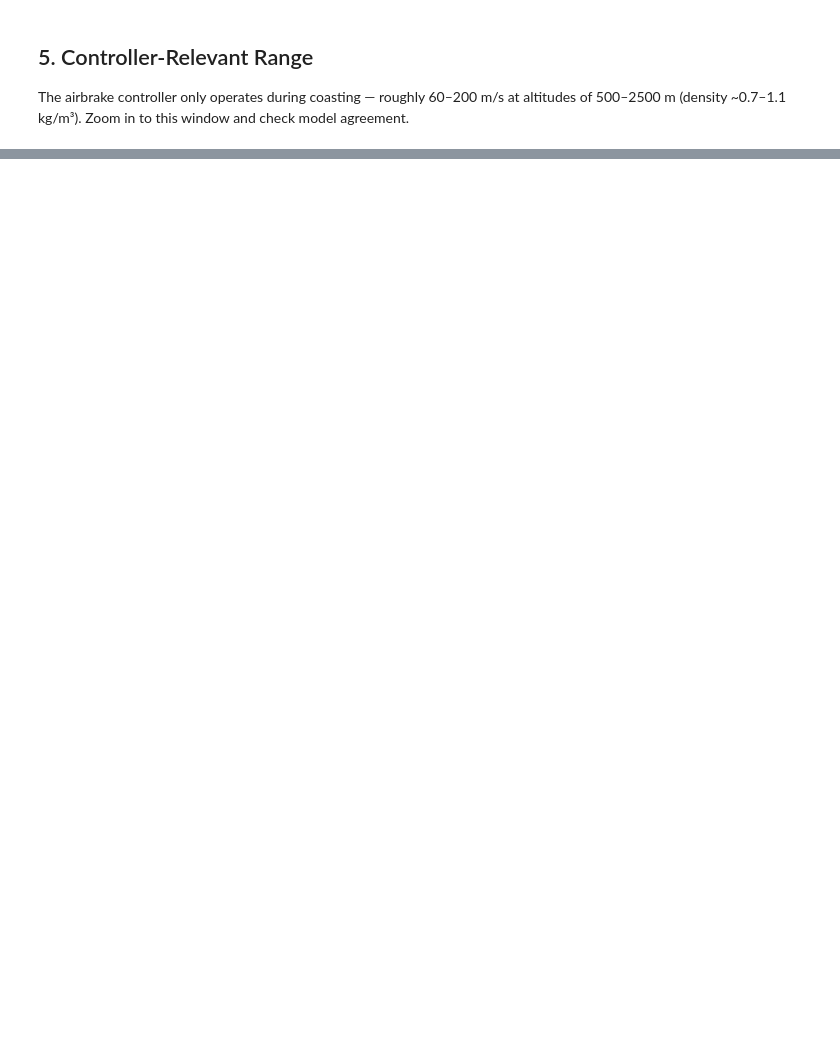
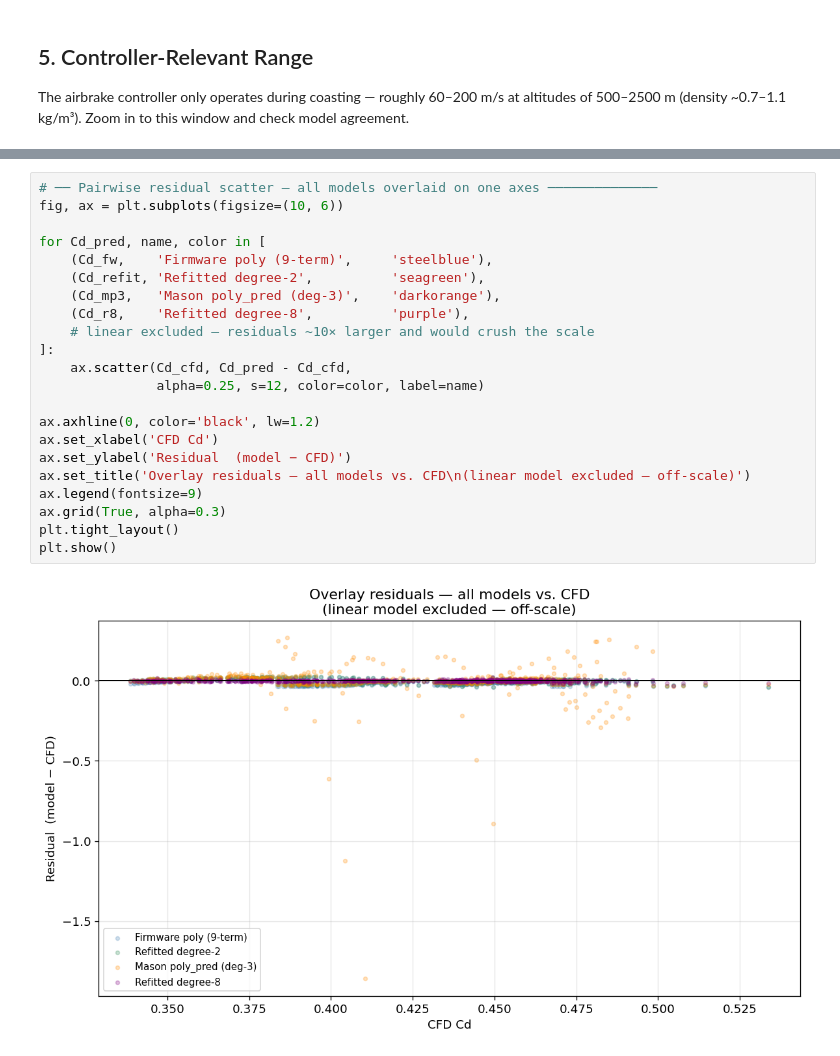
Before and after one commit to ndnguyen1/rocketry, a Jupyter notebook: Models/airbrake_cd_comparison.ipynb, the cells around one changed output, grey strips where cells are left out. Cells and saved outputs as stored; diff of their text form; blank space fills up the shorter version.

```diff
--- a/Models/airbrake_cd_comparison.ipynb
+++ b/Models/airbrake_cd_comparison.ipynb
@@ -565 +785,25 @@ plt.show()
+# %%
+# ── Pairwise residual scatter — all models overlaid on one axes ──────────────
+fig, ax = plt.subplots(figsize=(10, 6))
+
+for Cd_pred, name, color in [
+    (Cd_fw,    'Firmware poly (9-term)',     'steelblue'),
+    (Cd_refit, 'Refitted degree-2',          'seagreen'),
+    (Cd_mp3,   'Mason poly_pred (deg-3)',    'darkorange'),
+    (Cd_r8,    'Refitted degree-8',          'purple'),
+    # linear excluded — residuals ~10× larger and would crush the scale
+]:
+    ax.scatter(Cd_cfd, Cd_pred - Cd_cfd,
+               alpha=0.25, s=12, color=color, label=name)
+
+ax.axhline(0, color='black', lw=1.2)
+ax.set_xlabel('CFD Cd')
+ax.set_ylabel('Residual  (model − CFD)')
+ax.set_title('Overlay residuals — all models vs. CFD\n(linear model excluded — off-scale)')
+ax.legend(fontsize=9)
+ax.grid(True, alpha=0.3)
+plt.tight_layout()
+plt.show()
+# %% [output]
+[figure, added]
 # %% [markdown]
```
Also changed, not shown: parts of 14 cells of this notebook, 4 other files.
